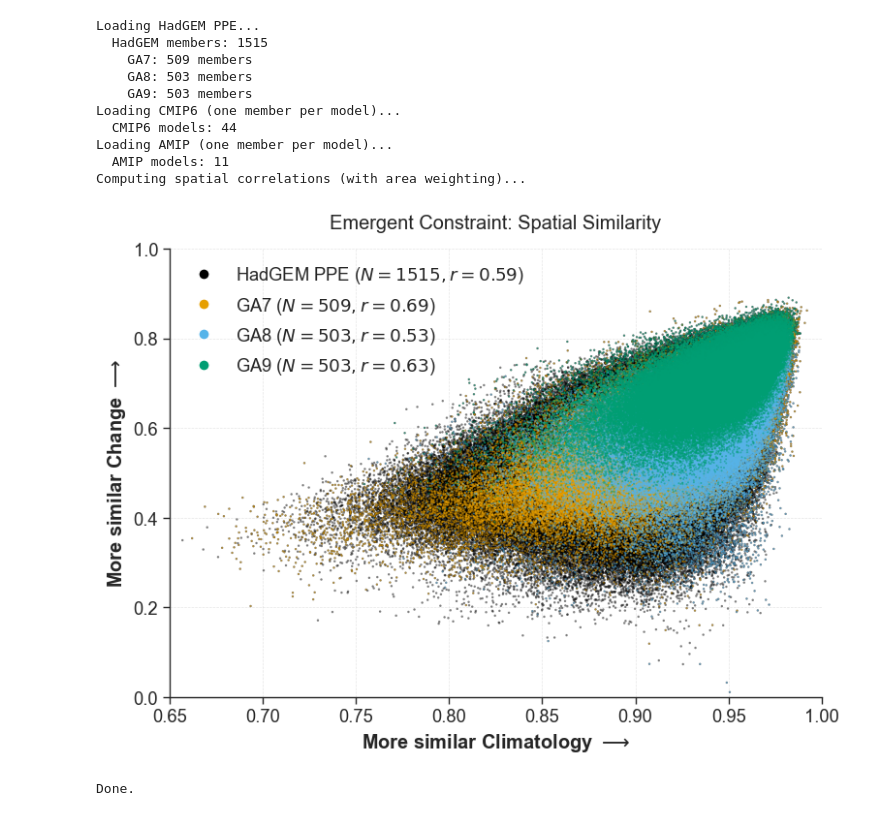
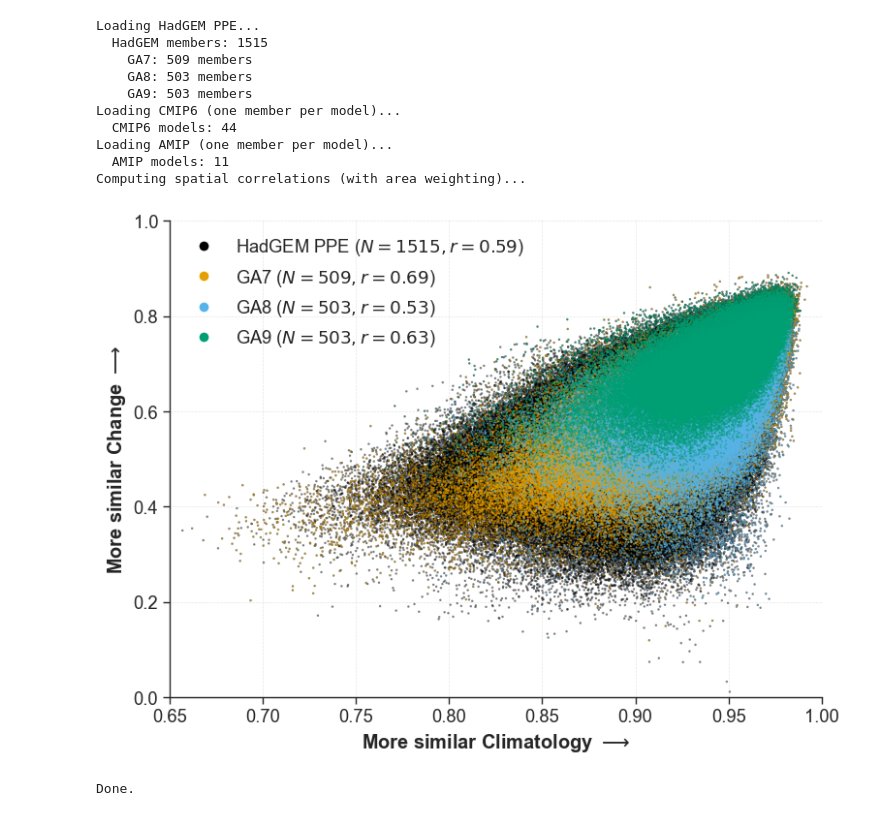
Before and after one commit to evanwellmeyer/precio_pr_dpdk, a Jupyter notebook: correlations.ipynb, the cells around one changed output. Drawn from its saved outputs; the diff is of its cells as text; code cells hidden in the pictures.

```diff
--- a/correlations.ipynb
+++ b/correlations.ipynb
@@ -271,7 +271,6 @@ ax.set_ylabel("Precipitation Change Correlation ($r_{\\Delta pr}$)", fontweight=
 
 ax.set_xlabel(r"More similar Climatology $\longrightarrow$", fontweight="bold")
 ax.set_ylabel(r"More similar Change $\longrightarrow$", fontweight="bold")
-ax.set_title("Emergent Constraint: Spatial Similarity", pad=15)
 
 ax.set_xlim(0.65, 1.0)
 ax.set_ylim(0, 1.0)
@@ -289,32 +288,32 @@ legend_elements = [
     # Line2D([0], [0], marker='^', color='w', markerfacecolor=c_amip, markersize=10,
     #        label=f'AMIP ($N=11, r={r_amip:.2f}$)')
 ]
 
 if SHOW_GA_COLORS:
     for ga, color in GA_COLORS.items():
         mask = (hg_families[i_idx] == ga) & (hg_families[j_idx] == ga)
         n_members = int((hg_families == ga).sum())
         r_ga = calculate_and_plot_fit(hg_clim_corr[mask], hg_chg_corr[mask], ax, color)
         legend_elements.append(
             Line2D([0], [0], marker='o', color='w', markerfacecolor=color, markersize=8,
                    label=f'{ga} ($N={n_members}, r={r_ga:.2f}$)')
         )
 
 ax.legend(handles=legend_elements, loc="upper left", frameon=False)
 plt.tight_layout()
 plt.show()
 
 print("Done.")
 # %% [output]
 Loading HadGEM PPE...
   HadGEM members: 1515
     GA7: 509 members
     GA8: 503 members
     GA9: 503 members
 Loading CMIP6 (one member per model)...
   CMIP6 models: 44
 Loading AMIP (one member per model)...
   AMIP models: 11
 Computing spatial correlations (with area weighting)...
-[figure, old version]
+[figure, new version]
 Done.
```
Also changed, not shown: 3 other files.
